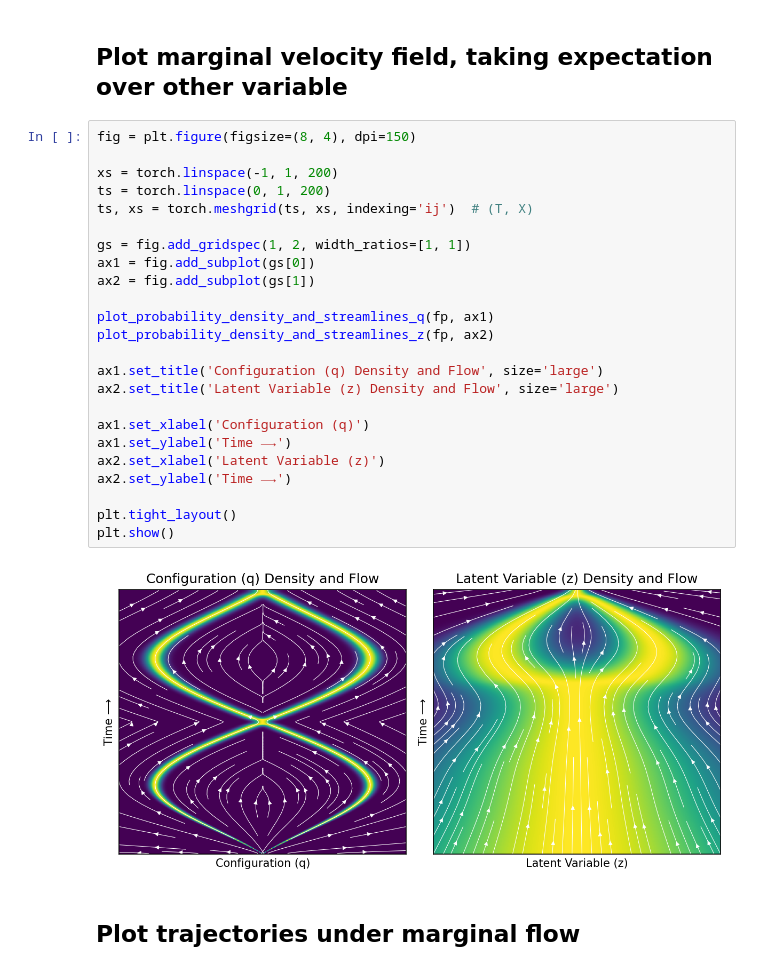
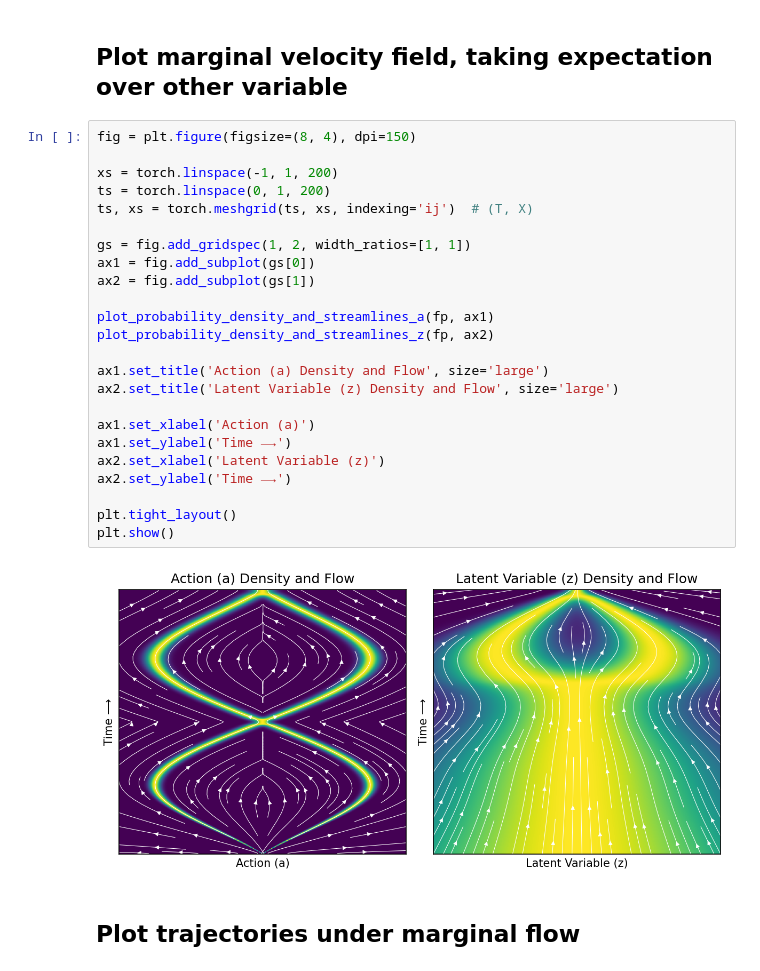
Before and after one commit to willh003/flowvis, a Jupyter notebook: streaming_flow_policy/toy/notebooks/latent/stabilizing/bad/crossing-demos.ipynb, the cells around one changed output. Drawn from its saved outputs; the diff is of its cells as text.

```diff
--- a/streaming_flow_policy/toy/notebooks/latent/stabilizing/bad/crossing-demos.ipynb
+++ b/streaming_flow_policy/toy/notebooks/latent/stabilizing/bad/crossing-demos.ipynb
@@ -182,29 +182,29 @@ plt.show()
 # %%
 fig = plt.figure(figsize=(8, 4), dpi=150)
 
 xs = torch.linspace(-1, 1, 200)
 ts = torch.linspace(0, 1, 200)
 ts, xs = torch.meshgrid(ts, xs, indexing='ij')  # (T, X)
 
 gs = fig.add_gridspec(1, 2, width_ratios=[1, 1])
 ax1 = fig.add_subplot(gs[0])
 ax2 = fig.add_subplot(gs[1])
 
-plot_probability_density_and_streamlines_q(fp, ax1)
+plot_probability_density_and_streamlines_a(fp, ax1)
 plot_probability_density_and_streamlines_z(fp, ax2)
 
-ax1.set_title('Configuration (q) Density and Flow', size='large')
+ax1.set_title('Action (a) Density and Flow', size='large')
 ax2.set_title('Latent Variable (z) Density and Flow', size='large')
 
-ax1.set_xlabel('Configuration (q)')
+ax1.set_xlabel('Action (a)')
 ax1.set_ylabel('Time ⟶')
 ax2.set_xlabel('Latent Variable (z)')
 ax2.set_ylabel('Time ⟶')
 
 plt.tight_layout()
 plt.show()
 # %% [output]
-[figure, old version]
+[figure, new version]
 # %% [markdown]
 ## Plot trajectories under marginal flow
 # %%
```
Also changed, not shown: parts of 7 cells of this notebook, 12 other files.
